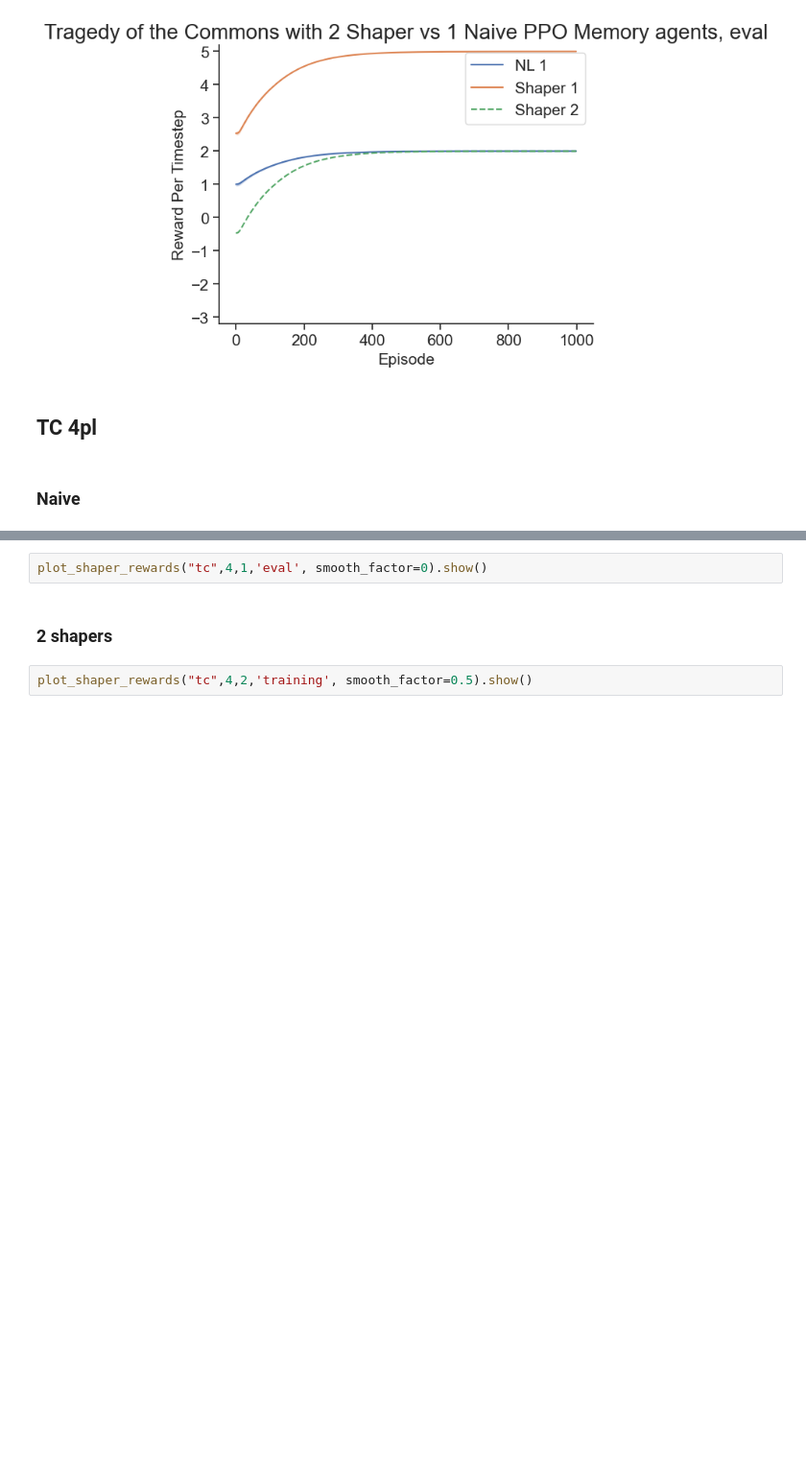
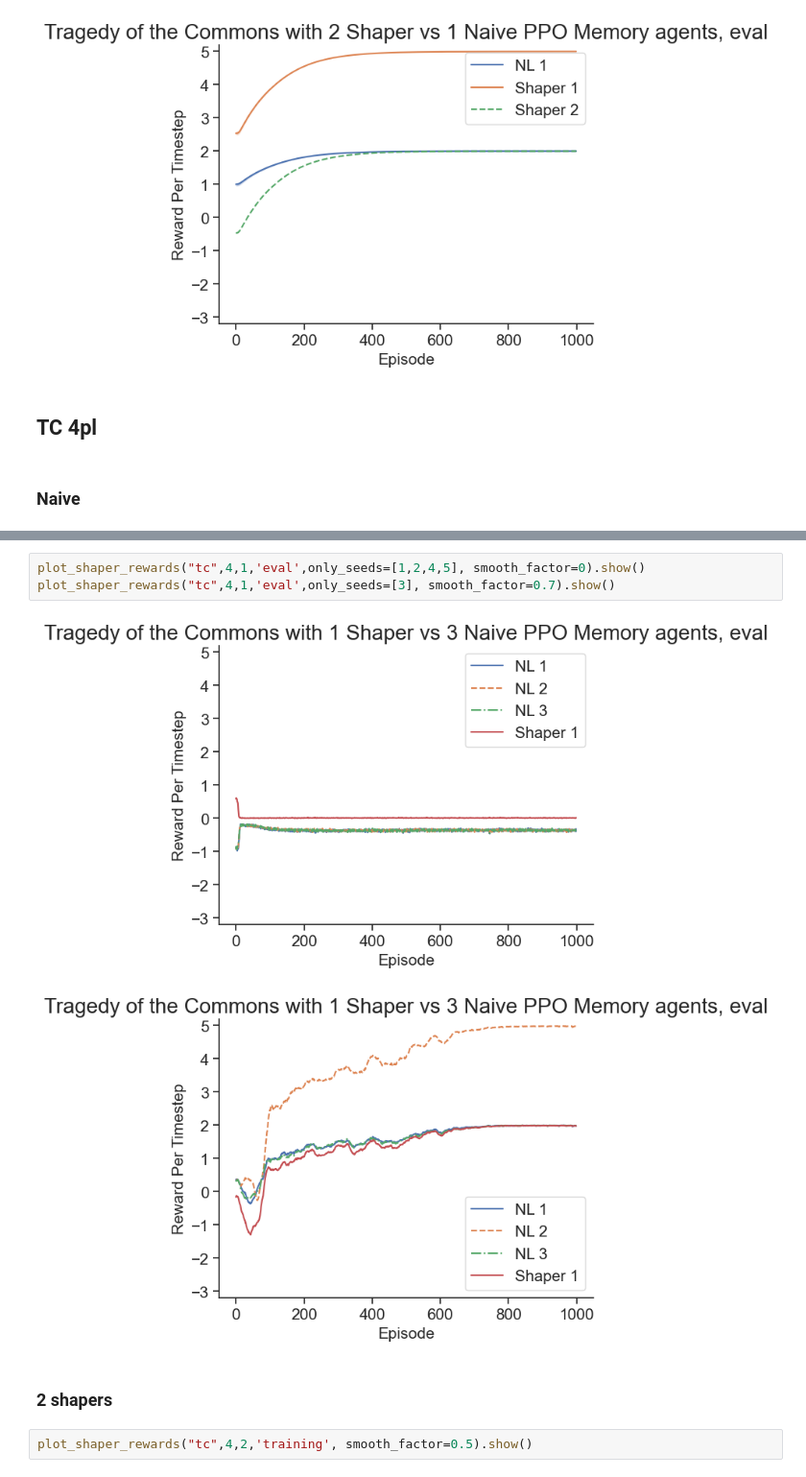
Before and after one commit to ucl-dark/pax, a Jupyter notebook: nshaper_figs.ipynb, the cells around one changed output, grey strips where cells are left out. Shown at 96% size. Drawn from its saved outputs; the diff is of its cells as text; blank space fills up the shorter version.

```diff
--- a/nshaper_figs.ipynb
+++ b/nshaper_figs.ipynb
@@ -363,5 +367,9 @@ plot_shaper_rewards("tc",4,1,'training', smooth_factor=0).show()
 # %%
-plot_shaper_rewards("tc",4,1,'eval', smooth_factor=0).show()
+plot_shaper_rewards("tc",4,1,'eval',only_seeds=[1,2,4,5], smooth_factor=0).show()
+plot_shaper_rewards("tc",4,1,'eval',only_seeds=[3], smooth_factor=0.7).show()
+# %% [output]
+[figure, added]
+[figure, added]
 # %% [markdown]
 ### 2 shapers
 # %%
```
Also changed, not shown: parts of 30 cells of this notebook, 15 other files.
